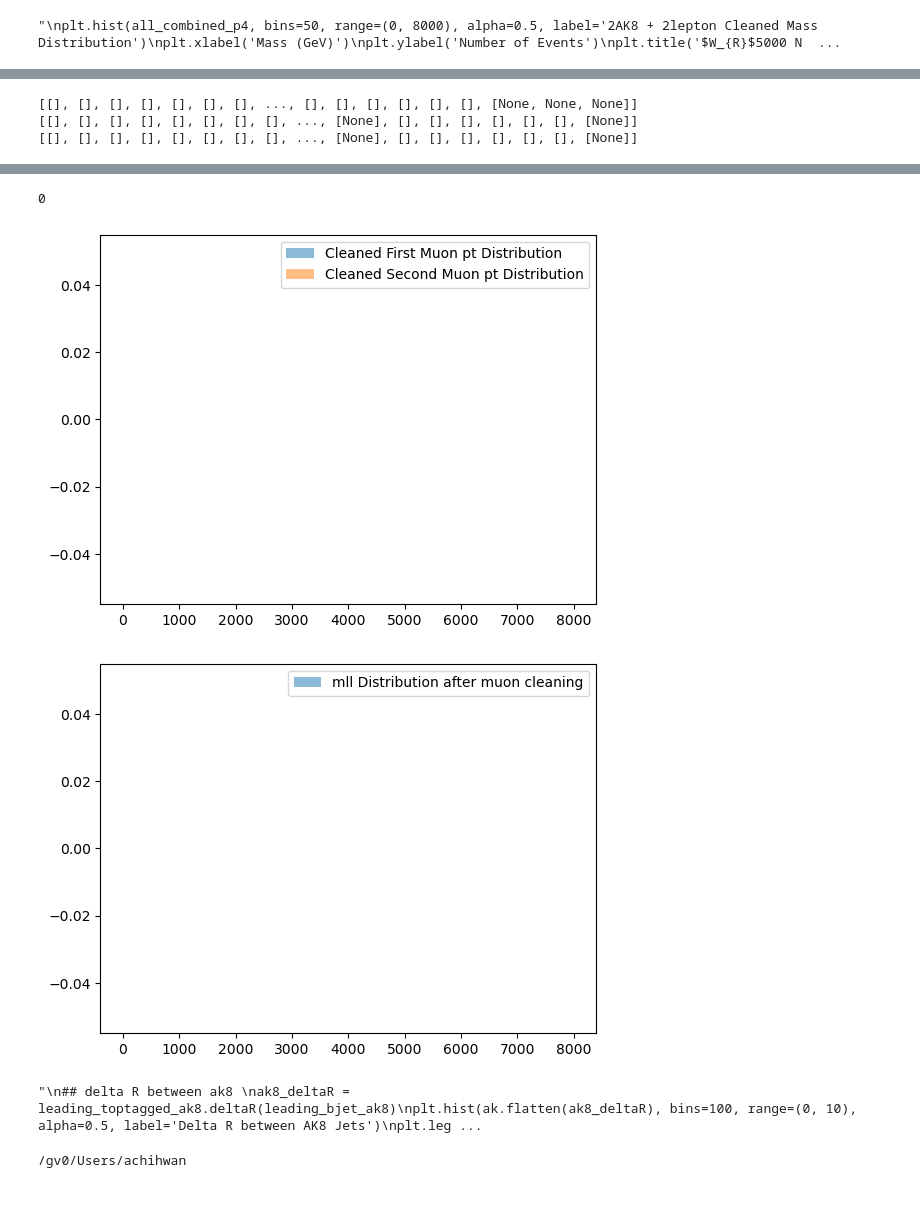
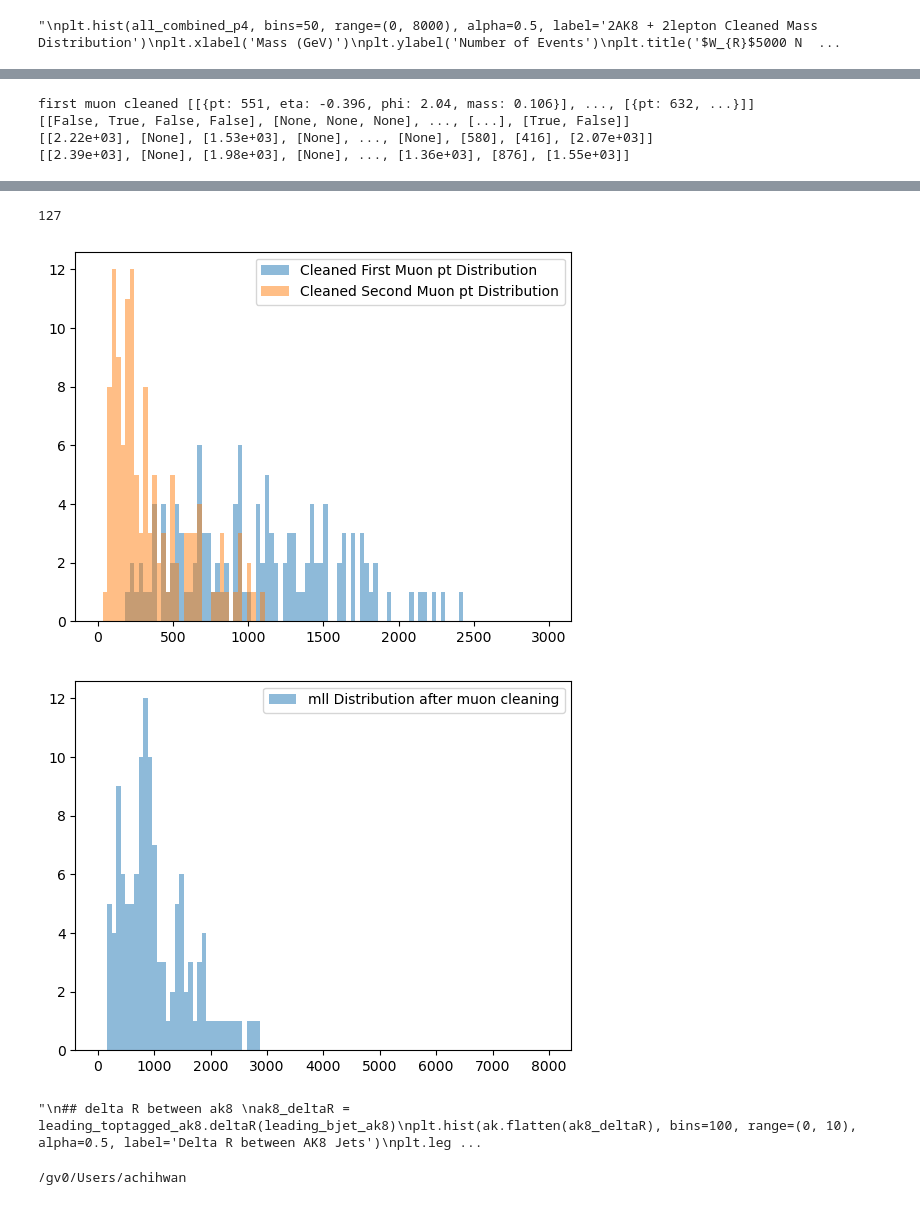
Before and after one commit to HEPchihwan/LRSM_tb_channel, a Jupyter notebook: SAMPLEPRODUCTION/using_matrix/cleaning/aftercleaning_testselection.ipynb, the cells around one changed output, grey strips where cells are left out. Saved outputs shown, nothing was run; the diff lists cells and outputs as text; code cells hidden in the pictures.

Commit message:
function made cut , clean

```diff
--- a/SAMPLEPRODUCTION/using_matrix/cleaning/aftercleaning_testselection.ipynb
+++ b/SAMPLEPRODUCTION/using_matrix/cleaning/aftercleaning_testselection.ipynb
@@ -504,8 +504,14 @@ from tqdm import tqdm  # ✅ 진행률 표시
 import glob
 
 vector.register_awkward()
-
-sample = "/gv0/Users/achihwan/TbarWplusto2L2Nu_TuneCP5_13p6TeV_powheg-pythia8/tree_18.root"
+## main back  = ttH , ttZ , ttW , ttbar , tzj
+#/data6/Users/achihwan/LRSM_tb_channel/SAMPLEPRODUCTION/WRtoNMutoMuMuTB-HadTop_MWR-5000_MN-4900_13p6TeV/Run3Summer22NanoAODv12_WRtoNMutoMuMuTB-HadTop_MWR-5000_MN-4900_13p6TeV_1.root
+#/gv0/Users/achihwan/TbarWplusto2L2Nu_TuneCP5_13p6TeV_powheg-pythia8/tree_18.root
+#/gv0/Users/achihwan/TbarWplustoLNu2Q_TuneCP5_13p6TeV_powheg-pythia8/tree_100.root
+#/gv0/Users/achihwan/TTH_Hto2Mu_M-125_TuneCP5_13p6TeV_powheg-pythia8/tree_15.root
+#/gv0/Users/achihwan/TTH_Hto2Z_M-125_4LFilter_TuneCP5_13p6TeV_powheg2-JHUGenV752-pythia8/tree_13.root
+#/gv0/Users/achihwan/TWminusto2L2Nu_TuneCP5_13p6TeV_powheg-pythia8/tree_15.root
+sample = "/data6/Users/achihwan/LRSM_tb_channel/SAMPLEPRODUCTION/WRtoNMutoMuMuTB-HadTop_MWR-5000_MN-4900_13p6TeV/Run3Summer22NanoAODv12_WRtoNMutoMuMuTB-HadTop_MWR-5000_MN-4900_13p6TeV_1.root"
 file = uproot.open(sample)
 events = file["Events"]
 
@@ -591,7 +597,7 @@ def btag_find_closest_jet(obj, jets):
 def Select(inputcoll,etamax,ptmin) :
     output = []
     for obj in inputcoll :
-        if abs(obj.eta) < etamax and obj.pt > ptmin : output.append(obj)
+        if abs(obj["eta"]) < etamax and obj["pt"] > ptmin : output.append(obj)
     return output
 
 
@@ -778,11 +784,14 @@ all_ak8jet_pt = []
 
 first_muon = reco_muons[:, 0:1]  # 첫 번째 뮤온
 second_muon = reco_muons[:, 1:2]  # 두 번째 뮤온
+
 topmother_b_ak4jet = find_closest_jet(lhe_bottom2, ak4)
 ### 겹치는거 확인
 
 first_muon_cleaned = overlap_removal(first_muon, [reco_muons], cut=0.4)
 second_muon_cleaned = overlap_removal(second_muon, [reco_muons], cut=0.4)
+print("first muon cleaned", first_muon_cleaned)
+
 
 
 signaltop_cleaned = overlap_removal(fatjets, [first_muon_cleaned,second_muon_cleaned], cut=0.8)
@@ -793,7 +802,7 @@ btaggingak8 = btagging_overlap_removal(fatjets, [first_muon_cleaned,second_muon_
 idx_desc = ak.argsort(-signaltop_cleaned["pt"], axis=1)
 
 toptagging_mask = toptaggedak8 > 0.9  # ParticleNet T vs QCD threshold
-softdrop_mass_mask = softdrop_mass_ak8 > 120  # SoftDrop mass threshold
+softdrop_mass_mask = (softdrop_mass_ak8 > 120) & (softdrop_mass_ak8 < 250)   # SoftDrop mass threshold
 total_top_mask = toptagging_mask & softdrop_mass_mask
 print(total_top_mask)
 cleaned_toptagged_ak8 = signaltop_cleaned[total_top_mask]  # top tagging 된 애들만 남김
@@ -829,35 +838,47 @@ second_muon_cleaned_pt = ak.sum(second_muon_cleaned["pt"], axis=1)
 firstsorted_toptagged_ak8_pt = ak.sum(leading_toptagged_ak8["pt"], axis=1)
 firstsorted_bjet_ak8_pt = ak.sum(leading_bjet_ak8["pt"], axis=1)
 
+first_muon_cleaned_eta = ak.sum(first_muon_cleaned["eta"], axis=1)
+second_muon_cleaned_eta = ak.sum(second_muon_cleaned["eta"], axis=1)
+firstsorted_toptagged_ak8_eta = ak.sum(leading_toptagged_ak8["eta"], axis=1)
+firstsorted_bjet_ak8_eta = ak.sum(leading_bjet_ak8["eta"], axis=1)
 
-leftmask = (first_muon_cleaned_pt > 0.0) & (second_muon_cleaned_pt > 0.0) & (firstsorted_toptagged_ak8_pt > 0.0) & (firstsorted_bjet_ak8_pt > 0.0)
+
+leftmask = (first_muon_cleaned_pt > 60.0) & (second_muon_cleaned_pt > 53.0) & (firstsorted_toptagged_ak8_pt > 0.0) & (firstsorted_bjet_ak8_pt > 0.0) & (abs(first_muon_cleaned_eta) < 2.4) & (abs(second_muon_cleaned_eta) < 2.4)
 #print(len(firstsorted_ak8_pt > 0))
 first_muon_cleaned = first_muon_cleaned[leftmask]
 second_muon_cleaned = second_muon_cleaned[leftmask]
 leading_toptagged_ak8 = leading_toptagged_ak8[leftmask]
 leading_bjet_ak8 = leading_bjet_ak8[leftmask]
 
+mll = (first_muon_cleaned + second_muon_cleaned).mass
+mll_mask = mll > 200.0
+first_muon_cleaned = first_muon_cleaned[mll_mask]
+second_muon_cleaned = second_muon_cleaned[mll_mask]
+leading_toptagged_ak8 = leading_toptagged_ak8[mll_mask]
+leading_bjet_ak8 = leading_bjet_ak8[mll_mask]
+
 combined_p4 = first_muon_cleaned + second_muon_cleaned + leading_toptagged_ak8 + leading_bjet_ak8
-plt.hist(combined_p4.mass, bins=50, range=(0, 8000), alpha=0.5, label='2AK8 + 2lepton Cleaned Mass Distribution')
+plt.hist(ak.flatten(combined_p4.mass), bins=50, range=(0, 8000), alpha=0.5, label='2AK8 + 2lepton Cleaned Mass Distribution')
 plt.xlabel('Mass (GeV)')
 plt.ylabel('Number of Events')
 plt.title('$W_{R}$5000 N 4900 reco level Cleaned Mass Distribution')
-mN = (second_muon_cleaned + leading_toptagged_ak8 + leading_bjet_ak8).mass
-plt.hist(mN, bins=100, range=(0, 8000), alpha=0.5, label='mN Distribution after muon cleaning')
+mN = (first_muon_cleaned + leading_toptagged_ak8 + leading_bjet_ak8).mass
+#plt.hist(mN, bins=100, range=(0, 8000), alpha=0.5, label='mN Distribution after muon cleaning')
 plt.legend()
 plt.show()
 print(len(combined_p4.mass))
 
 
 ##lepton pt
-plt.hist(ak.flatten(first_muon_cleaned["pt"]), bins=100, range=(0, 8000), alpha=0.5, label='Cleaned First Muon pt Distribution')
-plt.hist(ak.flatten(second_muon_cleaned["pt"]), bins=100, range=(0, 8000), alpha=0.5, label='Cleaned Second Muon pt Distribution')
+plt.hist(ak.flatten(first_muon_cleaned["pt"]), bins=100, range=(0, 3000), alpha=0.5, label='Cleaned First Muon pt Distribution')
+plt.hist(ak.flatten(second_muon_cleaned["pt"]), bins=100, range=(0, 3000), alpha=0.5, label='Cleaned Second Muon pt Distribution')
 plt.legend()
 plt.show()
 ##mll
 
 mll = (first_muon_cleaned + second_muon_cleaned).mass
-plt.hist(mll, bins=100, range=(0, 8000), alpha=0.5, label='mll Distribution after muon cleaning')
+plt.hist(ak.flatten(mll), bins=100, range=(0, 8000), alpha=0.5, label='mll Distribution after muon cleaning')
 plt.legend()
 plt.show()
 
@@ -869,6 +890,7 @@ plt.legend()
 plt.show()
 '''
 # %% [output]
-[[], [], [], [], [], [], [], ..., [], [], [], [], [], [], [None, None, None]]
-[[], [], [], [], [], [], [], [], ..., [None], [], [], [], [], [], [], [None]]
-[[], [], [], [], [], [], [], [], ..., [None], [], [], [], [], [], [], [None]]
+first muon cleaned [[{pt: 551, eta: -0.396, phi: 2.04, mass: 0.106}], ..., [{pt: 632, ...}]]
+[[False, True, False, False], [None, None, None], ..., [...], [True, False]]
+[[2.22e+03], [None], [1.53e+03], [None], ..., [None], [580], [416], [2.07e+03]]
+[[2.39e+03], [None], [1.98e+03], [None], ..., [1.36e+03], [876], [1.55e+03]]
@@ -876,6 +898,6 @@ plt.show()
-0
+127
-[figure, old version]
+[figure, new version]
-[figure, old version]
+[figure, new version]
 "\n## delta R between ak8 \nak8_deltaR = leading_toptagged_ak8.deltaR(leading_bjet_ak8)\nplt.hist(ak.flatten(ak8_deltaR), bins=100, range=(0, 10), alpha=0.5, label='Delta R between AK8 Jets')\nplt.leg ...
 # %%
 cd /gv0/Users/achihwan/
```
Also changed, not shown: parts of 2 cells of this notebook, 4 other files.
